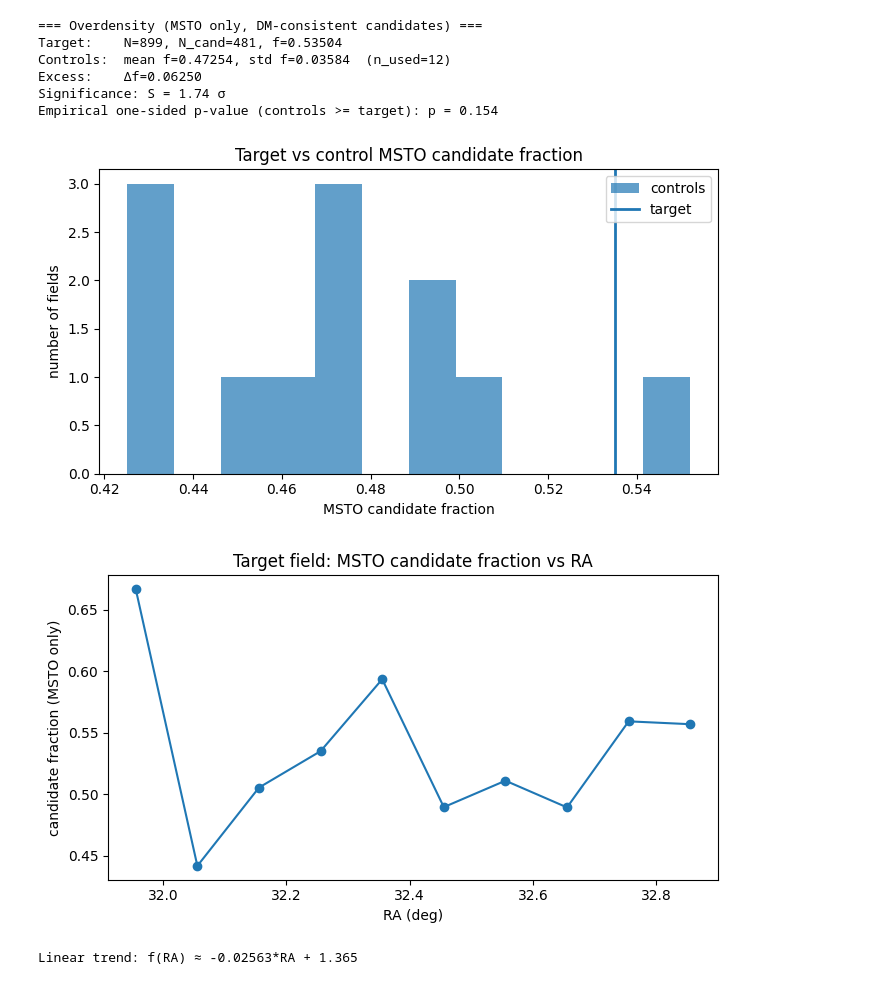
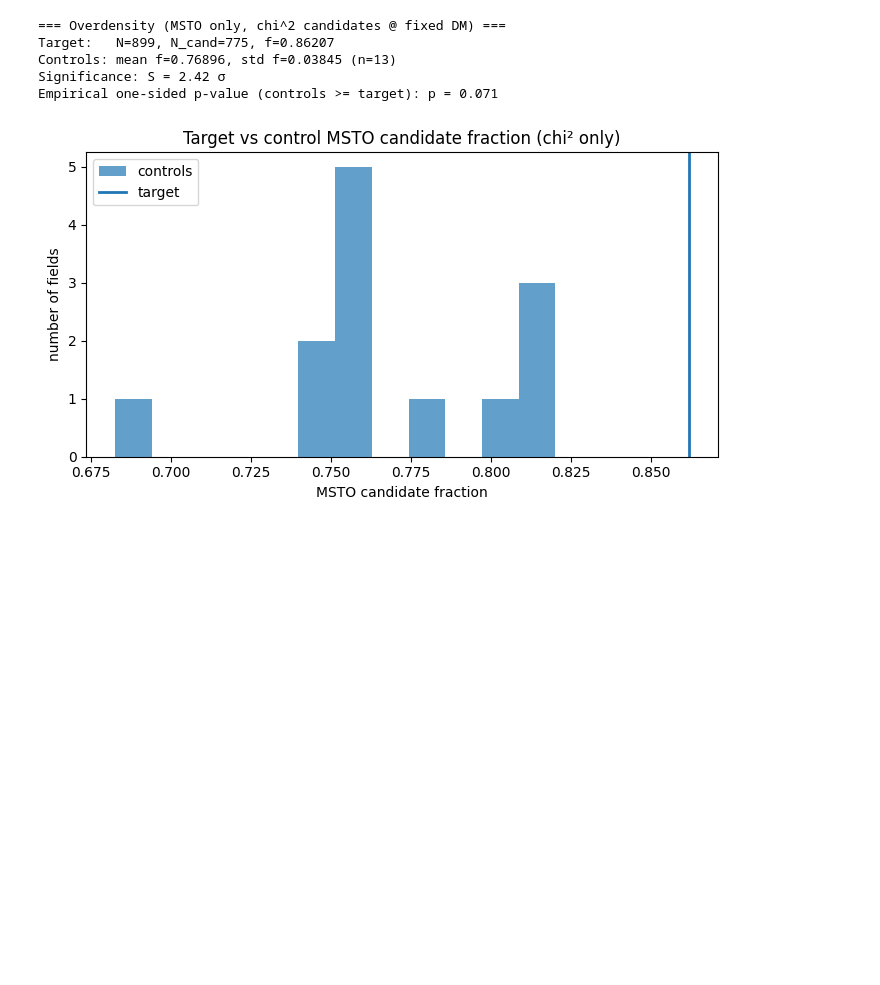
Before and after one commit to zangston/ASTR-5140, a Jupyter notebook: project2/chi-squared.ipynb, the cells around one changed output. Saved outputs shown, nothing was run; the diff lists cells and outputs as text; code cells hidden in the pictures; blank space fills up the shorter version.

```diff
--- a/project2/chi-squared.ipynb
+++ b/project2/chi-squared.ipynb
@@ -394,0 +36,18 @@ plt.show()
+# %%
+# Cell 2 — Load Dartmouth isochrones and shift them to apparent mags at DM_SGR
+
+from isochrones.dartmouth_iso import load_isochrones
+isos = load_isochrones("isochrones")
+iso5  = isos["5gyr"]
+iso13 = isos["13gyr"]
+
+def iso_app_gr(iso, DM):
+    """Return isochrone arrays in apparent g,r and derived color at distance modulus DM."""
+    df_iso = iso.df
+    g_app = df_iso["sdss_g"].to_numpy() + DM
+    r_app = df_iso["sdss_r"].to_numpy() + DM
+    c_app = g_app - r_app
+    return g_app, r_app, c_app
+
+g5_app,  r5_app,  c5_app  = iso_app_gr(iso5,  DM_SGR)
+g13_app, r13_app, c13_app = iso_app_gr(iso13, DM_SGR)
@@ -395,10 +176,11 @@ plt.show()
 # %%
-# ---------- overdensity (MSTO only) ----------
+# Cell 6 — MSTO overdensity summary (target vs controls)
+
 rows = []
 for fid, dfp in fields:
-    N = int(dfp["in_msto"].sum())
+    N  = int(dfp["in_msto"].sum())
     Nc = int(dfp["cand_msto"].sum())
-    f = (Nc / N) if N > 0 else np.nan
+    f  = (Nc / N) if N > 0 else np.nan
     rows.append({"field": fid, "N_msto": N, "N_cand_msto": Nc, "f_cand_msto": f})
 
 summary = pd.DataFrame(rows).sort_values("field")
@@ -411,10 +193,9 @@ mu = controls["f_cand_msto"].mean()
 sigma = controls["f_cand_msto"].std(ddof=1)
 S = (target_row["f_cand_msto"] - mu) / sigma if sigma > 0 else np.nan
 
-print("=== Overdensity (MSTO only, DM-consistent candidates) ===")
-print(f"Target:    N={int(target_row['N_msto'])}, N_cand={int(target_row['N_cand_msto'])}, f={target_row['f_cand_msto']:.5f}")
-print(f"Controls:  mean f={mu:.5f}, std f={sigma:.5f}  (n_used={len(controls)})")
-print(f"Excess:    Δf={target_row['f_cand_msto']-mu:.5f}")
+print("=== Overdensity (MSTO only, chi^2 candidates @ fixed DM) ===")
+print(f"Target:   N={int(target_row['N_msto'])}, N_cand={int(target_row['N_cand_msto'])}, f={target_row['f_cand_msto']:.5f}")
+print(f"Controls: mean f={mu:.5f}, std f={sigma:.5f} (n={len(controls)})")
 print(f"Significance: S = {S:.2f} σ")
 
 ctrl_f = controls["f_cand_msto"].to_numpy()
@@ -426,40 +207,9 @@ plt.hist(ctrl_f, bins=12, alpha=0.7, label="controls")
 plt.axvline(target_row["f_cand_msto"], linewidth=2, label="target")
 plt.xlabel("MSTO candidate fraction")
 plt.ylabel("number of fields")
-plt.title("Target vs control MSTO candidate fraction")
+plt.title("Target vs control MSTO candidate fraction (chi² only)")
 plt.legend()
 plt.tight_layout()
 plt.show()
-
-# ---------- spatial gradient test (target only; MSTO only) ----------
-df_t = dict(fields)["target"].copy()
-t = df_t[df_t["in_msto"]].copy()
-
-nbin = 10
-bins = np.linspace(t["ra"].min(), t["ra"].max(), nbin+1)
-centers = 0.5*(bins[:-1] + bins[1:])
-
-cand_frac = []
-counts = []
-for lo, hi in zip(bins[:-1], bins[1:]):
-    s = t[(t["ra"] >= lo) & (t["ra"] < hi)]
-    counts.append(len(s))
-    cand_frac.append((s["cand_either"].sum() / len(s)) if len(s) > 0 else np.nan)
-
-plt.figure(figsize=(7,4))
-plt.plot(centers, cand_frac, marker="o")
-plt.xlabel("RA (deg)")
-plt.ylabel("candidate fraction (MSTO only)")
-plt.title("Target field: MSTO candidate fraction vs RA")
-plt.tight_layout()
-plt.show()
-
-x = centers[np.isfinite(cand_frac)]
-y = np.array(cand_frac)[np.isfinite(cand_frac)]
-if len(x) >= 3:
-    m, b = np.polyfit(x, y, 1)
-    print(f"Linear trend: f(RA) ≈ {m:.4g}*RA + {b:.4g}")
-else:
-    print("Not enough non-empty bins for a trend fit.")
 # %% [output]
 |  | field | N_msto | N_cand_msto | f_cand_msto |
@@ -479,9 +230,6 @@ else:
-=== Overdensity (MSTO only, DM-consistent candidates) ===
-Target:    N=899, N_cand=481, f=0.53504
-Controls:  mean f=0.47254, std f=0.03584  (n_used=12)
-Excess:    Δf=0.06250
-Significance: S = 1.74 σ
-Empirical one-sided p-value (controls >= target): p = 0.154
+=== Overdensity (MSTO only, chi^2 candidates @ fixed DM) ===
+Target:   N=899, N_cand=775, f=0.86207
+Controls: mean f=0.76896, std f=0.03845 (n=13)
+Significance: S = 2.42 σ
+Empirical one-sided p-value (controls >= target): p = 0.071
-[figure, old version]
+[figure, new version]
-[figure, removed]
-Linear trend: f(RA) ≈ -0.02563*RA + 1.365
```
Also changed, not shown: parts of 18 cells of this notebook, 1 other file.
